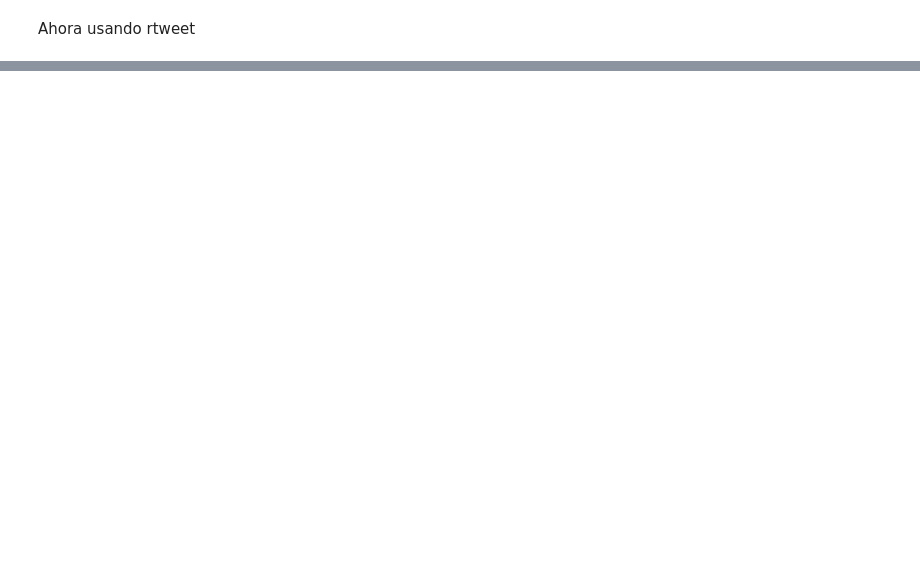
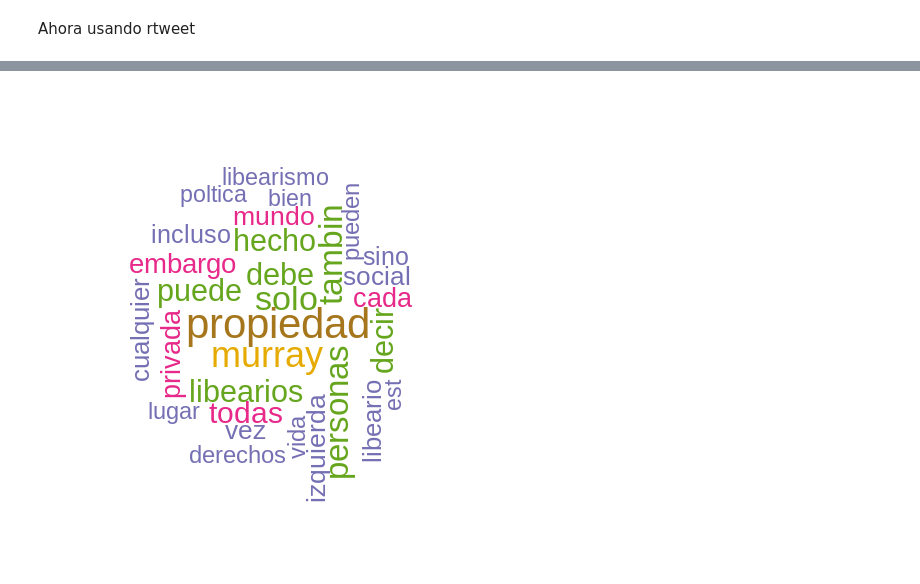
Before and after one commit to NatCastro28/Class2023, a Jupyter notebook: Regex&TextAnalysis.ipynb, the cells around one changed output, grey strips where cells are left out. Cells and saved outputs as stored; diff of their text form; code cells hidden in the pictures; blank space fills up the shorter version.

```diff
--- a/Regex&TextAnalysis.ipynb
+++ b/Regex&TextAnalysis.ipynb
@@ -435,0 +787,9 @@ print(tweet_df.head())
+# %%
+%%R
+
+#nube de palabras con frecuencias mónimas
+wordcloud(words = dataletras$word, freq = dataletras$freq, min.freq = 2,
+          max.words=30, random.order=FALSE, rot.per=0.35,
+          colors=brewer.pal(7, "Dark2"), scale=c(3.5,1.25))
+# %% [output]
+[figure, added]
```
Also changed, not shown: parts of 57 cells of this notebook.
